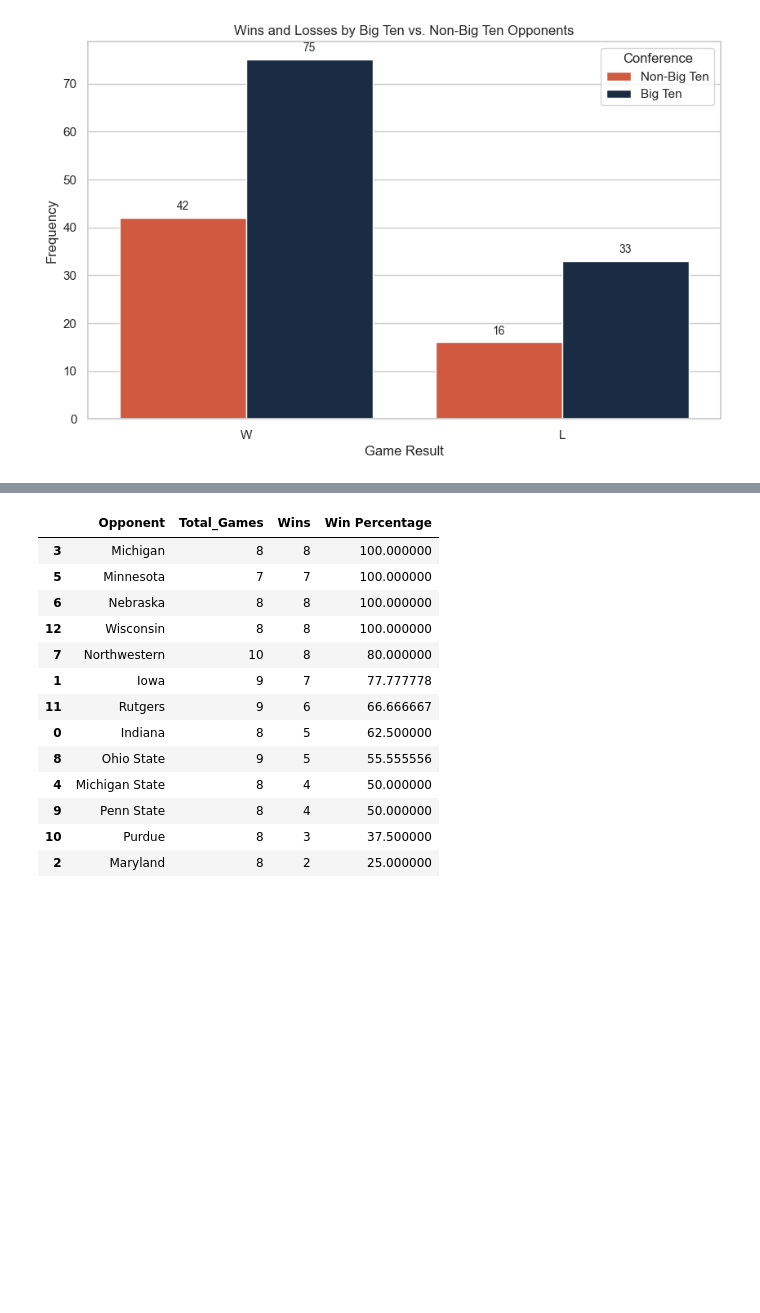
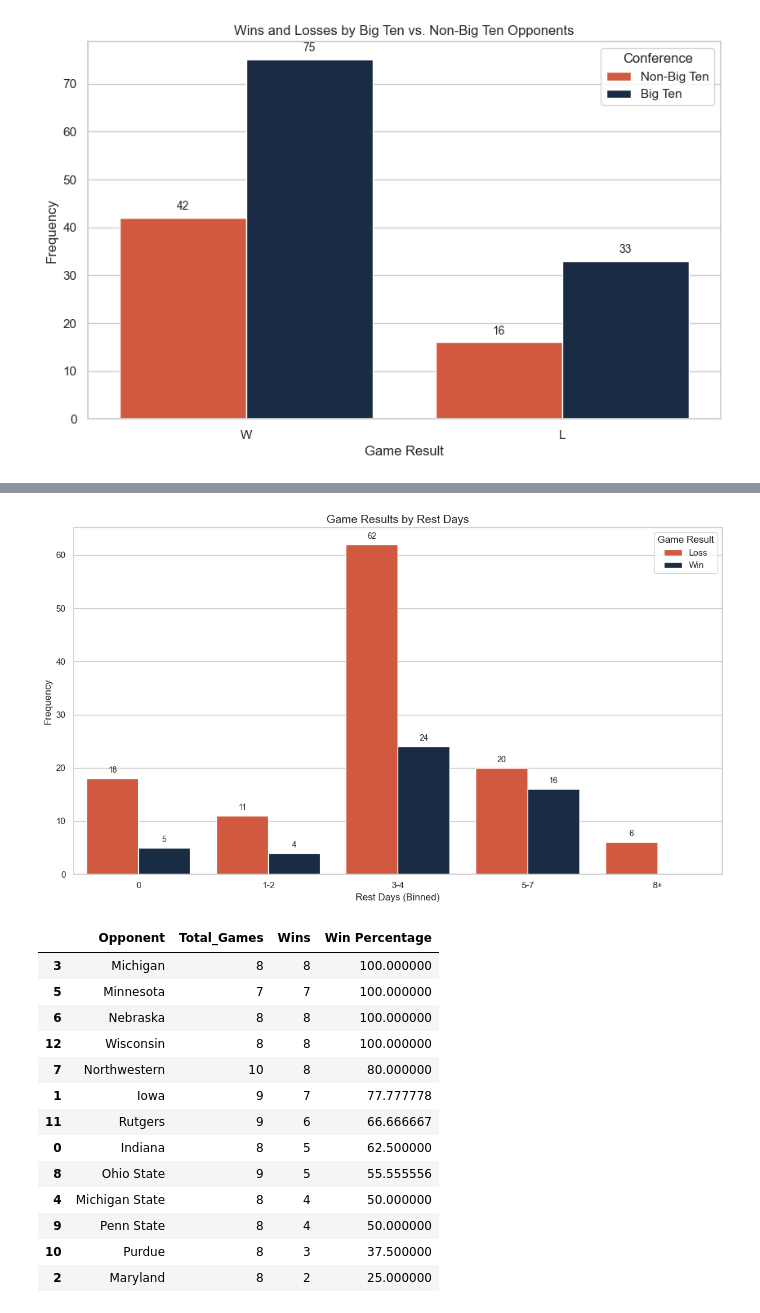
Before and after one commit to UIUC-DSC/team-townies-fa24, a Jupyter notebook: EDA.ipynb, the cells around one changed output, grey strips where cells are left out. Saved outputs shown, nothing was run; the diff lists cells and outputs as text; code cells hidden in the pictures; blank space fills up the shorter version.

```diff
--- a/EDA.ipynb
+++ b/EDA.ipynb
@@ -291,3 +332,26 @@ plt.show()
+# %%
+# Create bins for Rest Days and apply to our graph to better observe any trends
+bins = [0, 1, 3, 5, 8, 100]  # Define bin edges (100 as a large number to cover all cases)
+labels = ['0', '1-2', '3-4', '5-7', '8+']  # Labels for the bins
+all_gl['Rest_Days_Binned'] = pd.cut(all_gl['Rest Days'], bins=bins, labels=labels, right=False)
+
+plt.figure(figsize=(12, 7))
+
+plot = sns.countplot(data=all_gl, x='Rest_Days_Binned', hue='Result', palette=['#E84A27', '#13294b'])
+
+plt.xlabel('Rest Days (Binned)', fontsize=12)
+plt.ylabel('Frequency', fontsize=12)
+plt.title('Game Results by Rest Days', fontsize=14)
+plt.legend(title='Game Result', labels=['Loss', 'Win'])
+
+# Add counts at the top of each bar
+for bar in plot.containers:
+    plot.bar_label(bar, label_type='edge', padding=5, fontsize=10)
+
+plt.tight_layout()
+plt.show()
+# %% [output]
+[figure, added]
 # %%
 # show the teams we have highest chance of winning against from lowest to highest
 
```
Also changed, not shown: parts of 10 cells of this notebook, 1 other file.
